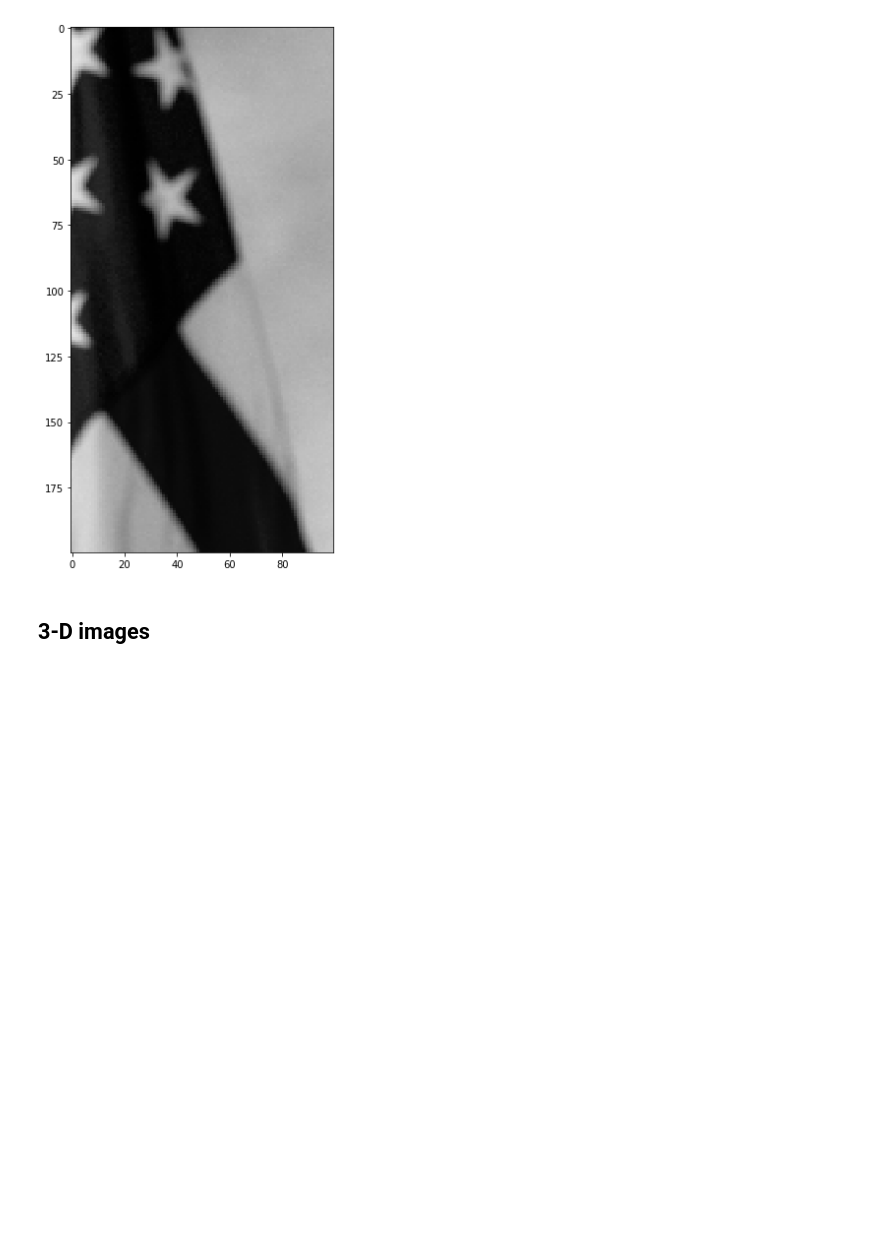
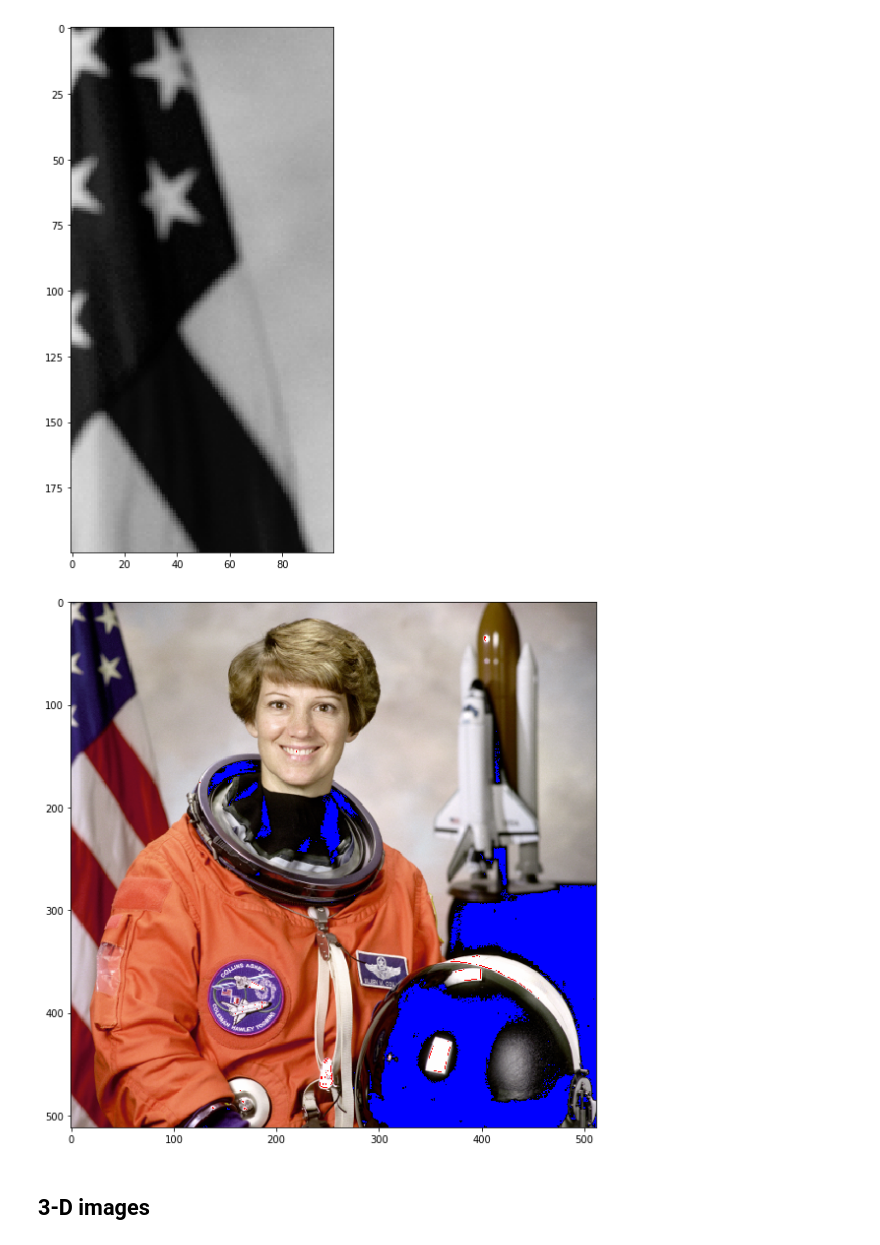
Before and after one commit to cxt106/PythonImagingBasic, a Jupyter notebook: lessons/solutions/1-Images_are_arrays (with solutions).ipynb, the cells around one changed output. Cells and saved outputs as stored; diff of their text form; code cells hidden in the pictures; blank space fills up the shorter version.

```diff
--- a/lessons/solutions/1-Images_are_arrays (with solutions).ipynb
+++ b/lessons/solutions/1-Images_are_arrays (with solutions).ipynb
@@ -172,6 +279,22 @@ io.imshow(image[0:200, 0:100, 2]);
 io.imshow(image[0:200, 0:100, 1]);
 # %% [output]
 [figure]
+# %%
+image_white_indices = np.where((image[:,:,0]==255) &
+                               (image[:,:,1]==255) &
+                               (image[:,:,2]==255))
+
+image[image_white_indices]=[255,0,0]
+
+image_black_indices = np.where((image[:,:,0]==0) &
+                               (image[:,:,1]==0) &
+                               (image[:,:,2]==0))
+
+image[image_black_indices]=[0,0,255]
+
+io.imshow(image);
+# %% [output]
+[figure, added]
 # %% [markdown]
 ## 3-D images
 # %%
```
Also changed, not shown: parts of 30 cells of this notebook, 2 other files.
